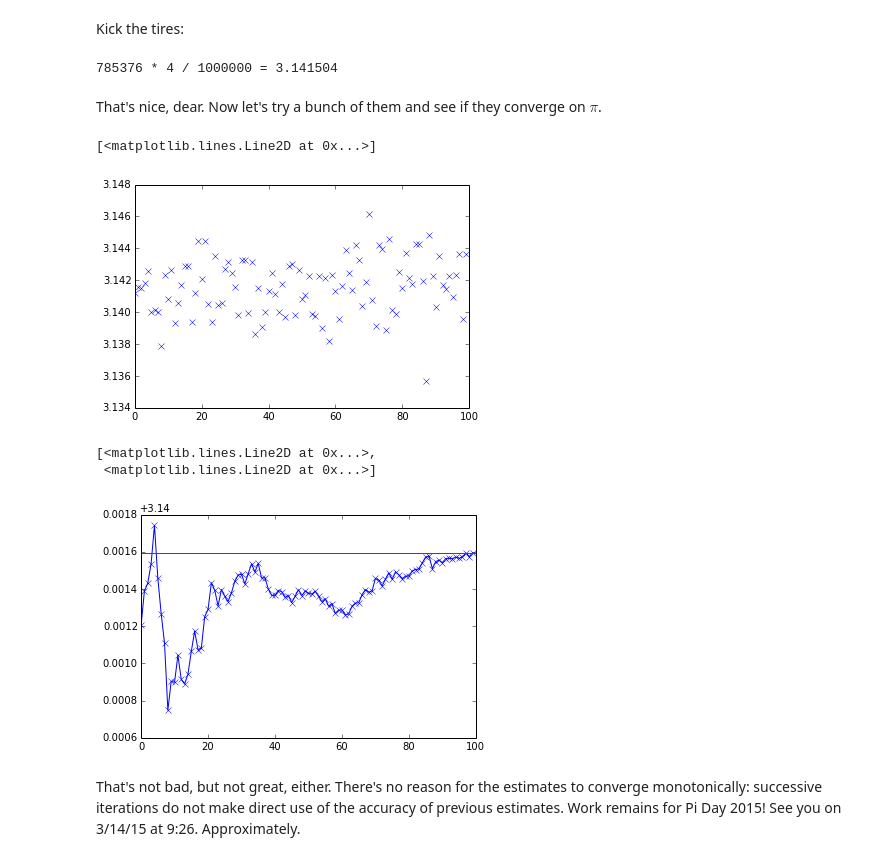
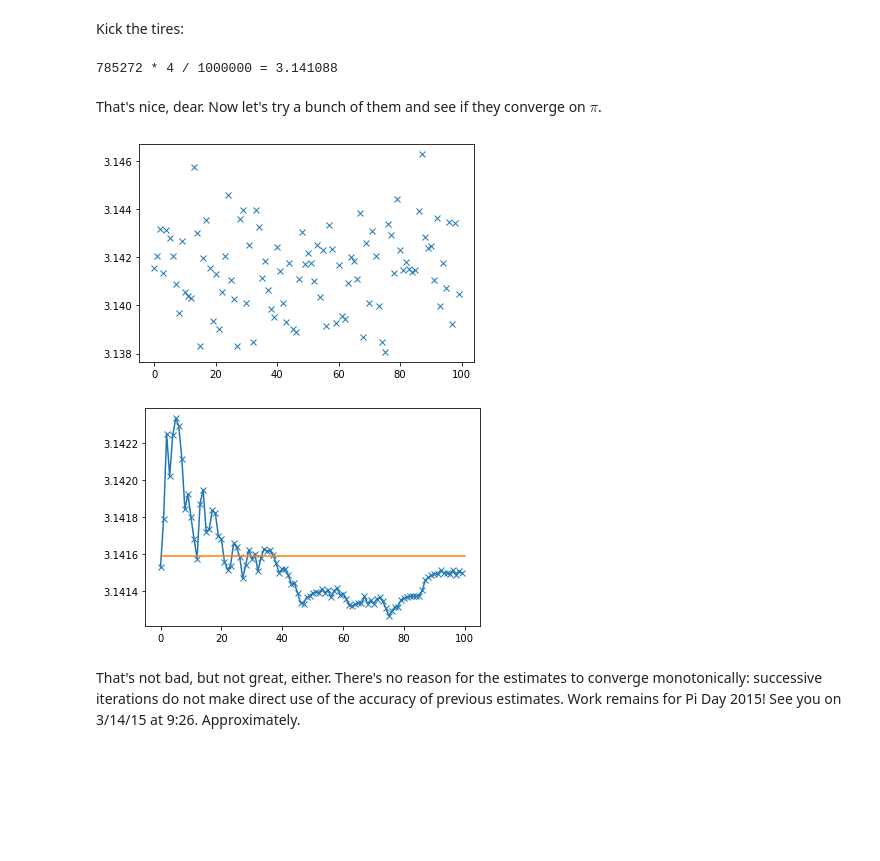
Before and after one commit to vobine/hacks, a Jupyter notebook: Pi2014.ipynb, the cells around one changed output. Cells and saved outputs as stored; diff of their text form; code cells hidden in the pictures; blank space fills up the shorter version.

```diff
--- a/Pi2014.ipynb
+++ b/Pi2014.ipynb
@@ -49,23 +49,20 @@ def guess4pi (n=1000000):
 Kick the tires:
 # %%
 zzz = guess4pi()
-print '{0:d} * 4 / {1:d} = {2:f}'.format (zzz[0], zzz[1], zzz[0] * 4.0 / zzz[1])
+print('{0:d} * 4 / {1:d} = {2:f}'.format (zzz[0], zzz[1], zzz[0] * 4.0 / zzz[1]))
 # %% [output]
-785376 * 4 / 1000000 = 3.141504
+785272 * 4 / 1000000 = 3.141088
 # %% [markdown]
 That's nice, dear. Now let's try a bunch of them and see if they converge on $\pi$.
 # %%
-rats = np.fromiter ((guess4pi()[0] for x in xrange(100)), dtype=float) * 4.0 / 1.0e6
-plt.plot (rats, 'x')
+rats = np.fromiter ((guess4pi()[0] for x in range(100)), dtype=float) * 4.0 / 1.0e6
+plt.plot (rats, 'x');
 # %% [output]
-[<matplotlib.lines.Line2D at 0x...>]
-[figure, old version]
+[figure, new version]
 # %%
 plt.plot (np.cumsum (rats) / (1 + np.arange (len (rats))), 'x-',
-          (0, len (rats)), (np.pi, np.pi))
+          (0, len (rats)), (np.pi, np.pi));
 # %% [output]
-[<matplotlib.lines.Line2D at 0x...>,
- <matplotlib.lines.Line2D at 0x...>]
-[figure, old version]
+[figure, new version]
 # %% [markdown]
 That's not bad, but not great, either. There's no reason for the estimates to converge monotonically: successive iterations do not make direct use of the accuracy of previous estimates. Work remains for Pi Day 2015! See you on 3/14/15 at 9:26. Approximately.
```
Also changed, not shown: parts of 2 cells of this notebook.
